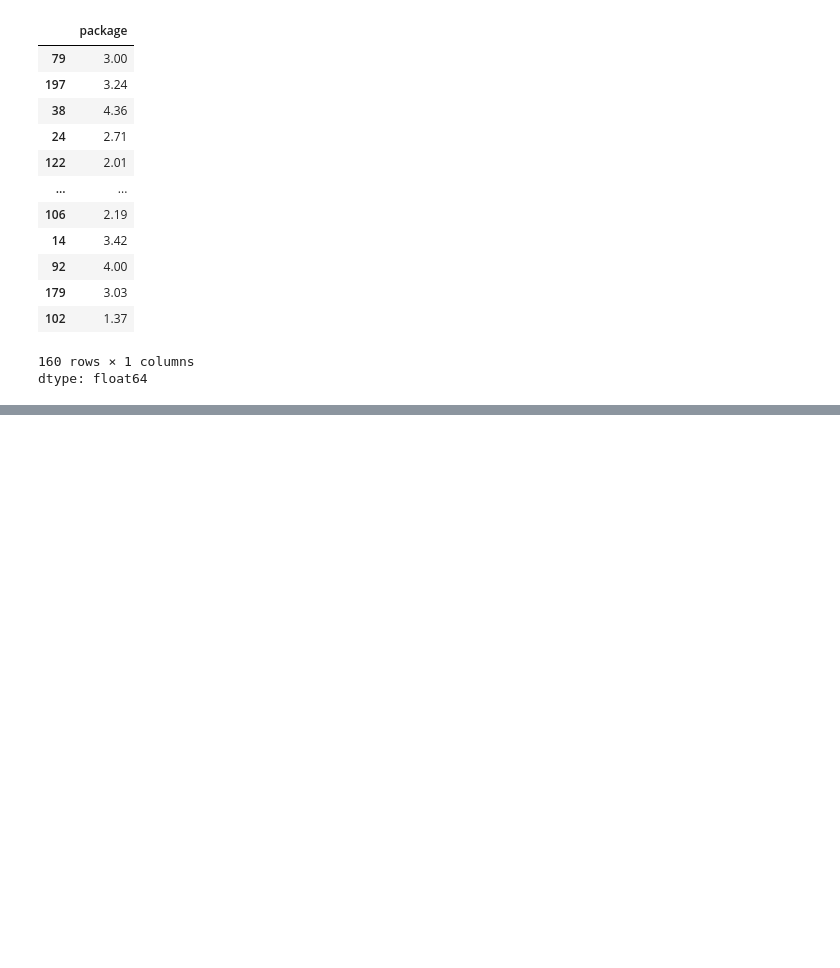
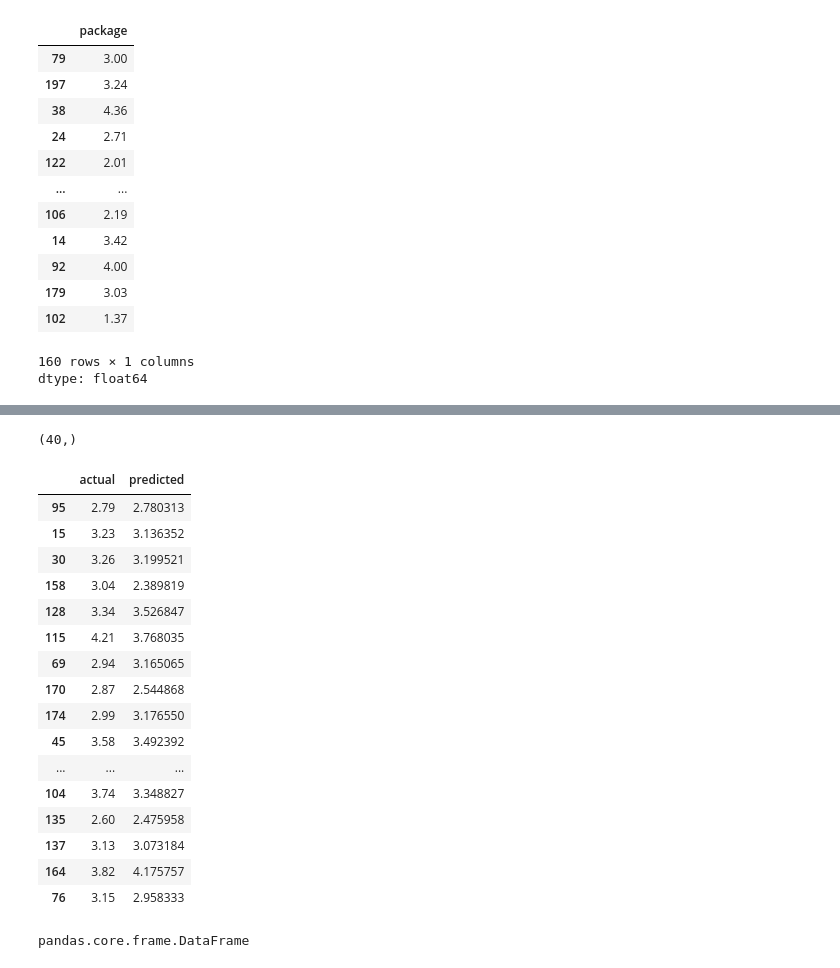
Before and after one commit to Swapn2/Data-Science-Learnings, a Jupyter notebook: simpler_linear_regression.ipynb, the cells around one changed output, grey strips where cells are left out. Saved outputs shown, nothing was run; the diff lists cells and outputs as text; code cells hidden in the pictures; blank space fills up the shorter version.

```diff
--- a/simpler_linear_regression.ipynb
+++ b/simpler_linear_regression.ipynb
@@ -100,0 +105,2 @@ from sklearn.linear_model import
+# %%
+y_pred = lr.predict(x_test)
@@ -100,0 +118,2 @@ from sklearn.linear_model import
+# %%
+y_pred = y_pred.reshape(40,1)
@@ -100,0 +179,33 @@ from sklearn.linear_model import
+# %%
+y_pred = y_pred.reshape(40,)
+# %%
+y_test.shape
+y_pred.shape
+# %% [output]
+(40,)
+# %%
+table = pd.DataFrame({'actual': y_test, 'predicted':y_pred})
+# %%
+table
+# %% [output]
+|  | actual | predicted |
+| 95 | 2.79 | 2.780313 |
+| 15 | 3.23 | 3.136352 |
+| 30 | 3.26 | 3.199521 |
+| 158 | 3.04 | 2.389819 |
+| 128 | 3.34 | 3.526847 |
+| 115 | 4.21 | 3.768035 |
+| 69 | 2.94 | 3.165065 |
+| 170 | 2.87 | 2.544868 |
+| 174 | 2.99 | 3.176550 |
+| 45 | 3.58 | 3.492392 |
+| ... | ... | ... |
+| 104 | 3.74 | 3.348827 |
+| 135 | 2.60 | 2.475958 |
+| 137 | 3.13 | 3.073184 |
+| 164 | 3.82 | 4.175757 |
+| 76 | 3.15 | 2.958333 |
+# %%
+type(table)
+# %% [output]
+pandas.core.frame.DataFrame
```
Also changed, not shown: parts of 9 cells of this notebook.
